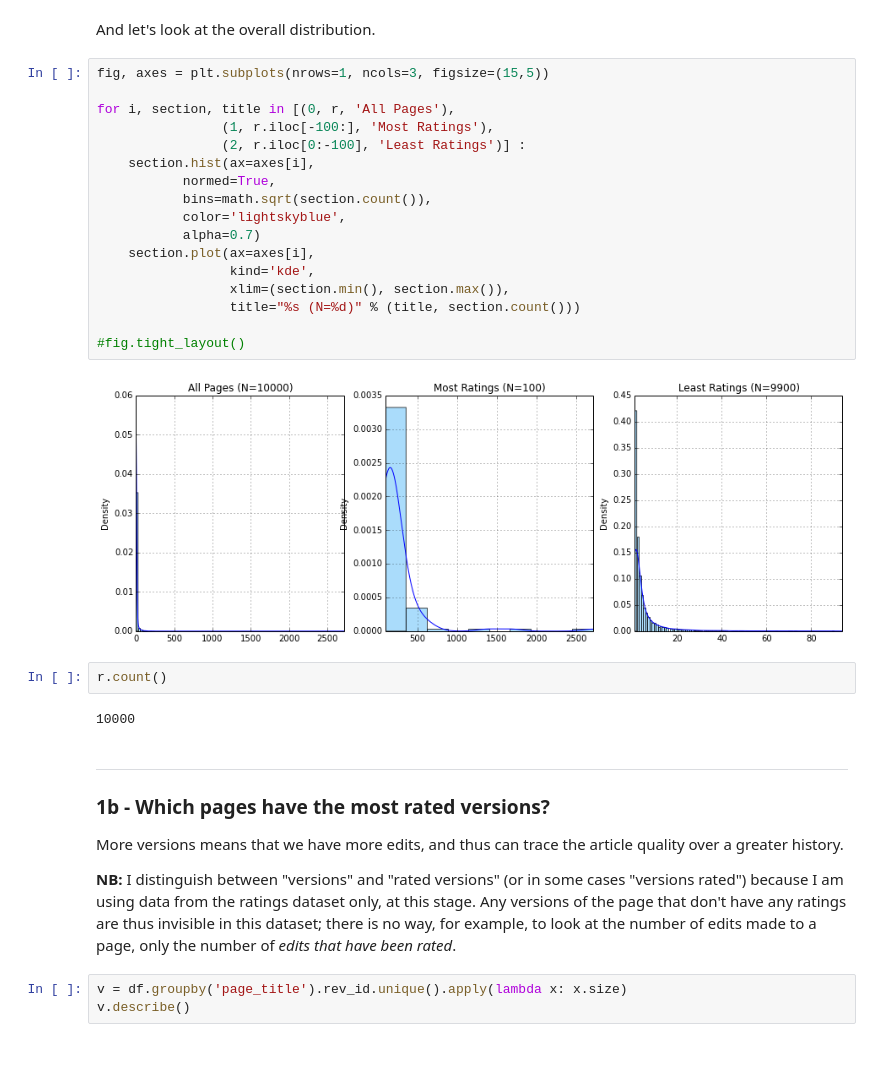
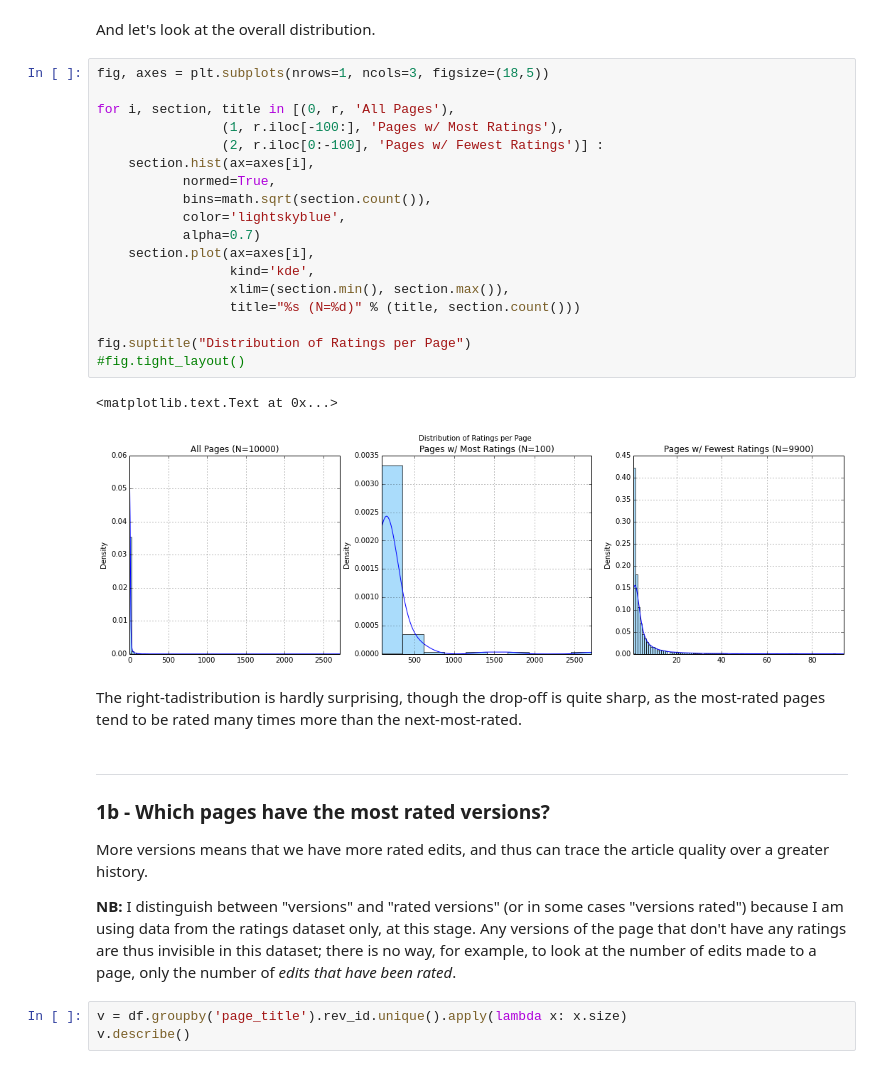
Before and after one commit to bkfunk/rating_wiki, a Jupyter notebook: Explore Ratings.ipynb, the cells around one changed output. Drawn from its saved outputs; the diff is of its cells as text.

```diff
--- a/Explore Ratings.ipynb
+++ b/Explore Ratings.ipynb
@@ -63,33 +111,33 @@ ax.set_xlabel('Number of Ratings')
 # %% [markdown]
 And let's look at the overall distribution.
 # %%
-fig, axes = plt.subplots(nrows=1, ncols=3, figsize=(15,5))
+fig, axes = plt.subplots(nrows=1, ncols=3, figsize=(18,5))
 
 for i, section, title in [(0, r, 'All Pages'),
-                (1, r.iloc[-100:], 'Most Ratings'),
-                (2, r.iloc[0:-100], 'Least Ratings')] :
+                (1, r.iloc[-100:], 'Pages w/ Most Ratings'),
+                (2, r.iloc[0:-100], 'Pages w/ Fewest Ratings')] :
     section.hist(ax=axes[i],
            normed=True,
            bins=math.sqrt(section.count()),
            color='lightskyblue',
            alpha=0.7)
     section.plot(ax=axes[i],
                  kind='kde',
                  xlim=(section.min(), section.max()),
                  title="%s (N=%d)" % (title, section.count()))
 
+fig.suptitle("Distribution of Ratings per Page")
 #fig.tight_layout()
 # %% [output]
+<matplotlib.text.Text at 0x...>
-[figure, old version]
+[figure, new version]
-# %%
-r.count()
-# %% [output]
-10000
+# %% [markdown]
+The right-tadistribution is hardly surprising, though the drop-off is quite sharp, as the most-rated pages tend to be rated many times more than the next-most-rated.
 # %% [markdown]
 -----
 ### 1b - Which pages have the most rated versions?
 
-More versions means that we have more edits, and thus can trace the article quality over a greater history.
+More versions means that we have more rated edits, and thus can trace the article quality over a greater history.
 
 **NB:** I distinguish between "versions" and "rated versions" (or in some cases "versions rated") because I am using data from the ratings dataset only, at this stage. Any versions of the page that don't have any ratings are thus invisible in this dataset; there is no way, for example, to look at the number of edits made to a page, only the number of _edits that have been rated_.
 # %%
```
Also changed, not shown: parts of 37 cells of this notebook.
